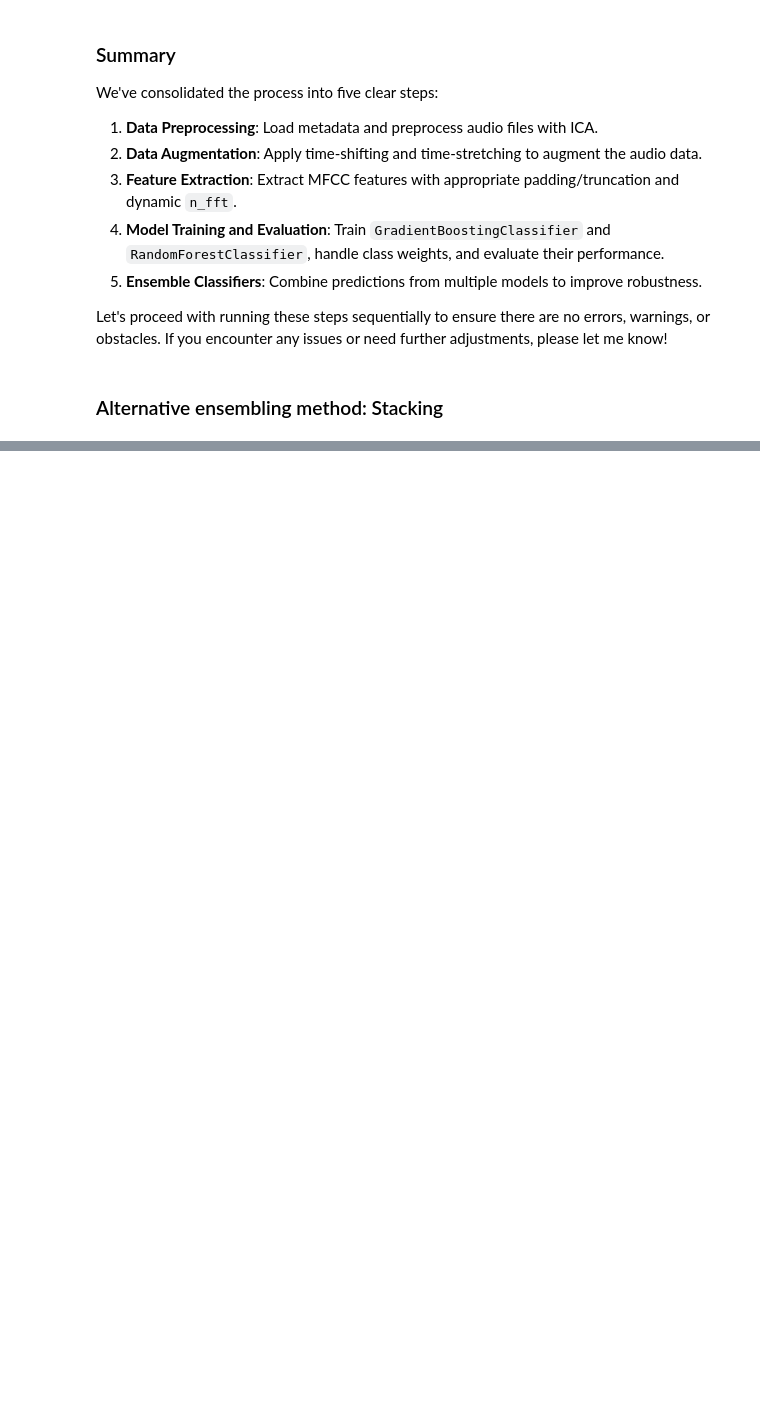
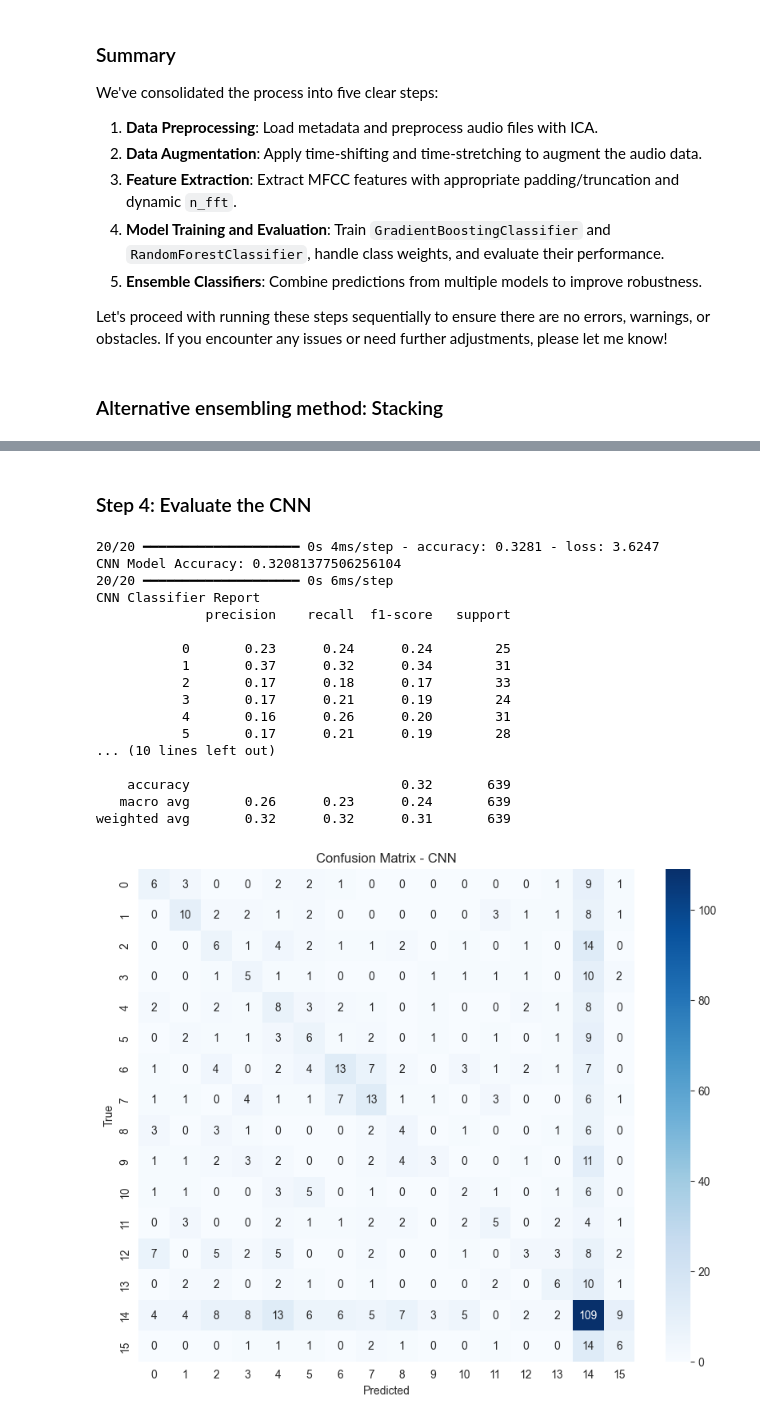
Before and after one commit to wolfram-laube/mlpc-project_team-park, a Jupyter notebook: task_4/fastlane.ipynb, the cells around one changed output, grey strips where cells are left out. Cells and saved outputs as stored; diff of their text form; code cells hidden in the pictures; blank space fills up the shorter version.

```diff
--- a/task_4/fastlane.ipynb
+++ b/task_4/fastlane.ipynb
@@ -413,0 +428,19 @@ class_weight_dict
+# %%
+import tensorflow as tf
+from tensorflow.keras.models import Sequential
+from tensorflow.keras.layers import Conv2D, MaxPooling2D, Flatten, Dense
+from tensorflow.keras.utils import to_categorical
+
+# Define the CNN model
+def create_cnn_model(input_shape, num_classes):
+    model = Sequential([
+        Conv2D(32, kernel_size=(3, 3), activation='relu', input_shape=input_shape),
+        MaxPooling2D(pool_size=(2, 2)),
+        Conv2D(64, kernel_size=(3, 3), activation='relu'),
+        MaxPooling2D(pool_size=(2, 2)),
+        Flatten(),
+        Dense(128, activation='relu'),
+        Dense(num_classes, activation='softmax')
+    ])
+    model.compile(optimizer='adam', loss='categorical_crossentropy', metrics=['accuracy'])
+    return model
@@ -413,0 +501,8 @@ class_weight_dict
+# %%
+# Create the CNN model
+input_shape = (height, width, 1)
+num_classes = len(np.unique(y_train_cnn.argmax(axis=1)))
+cnn_model = create_cnn_model(input_shape, num_classes)
+
+# Train the CNN model
+cnn_model.fit(X_train_cnn, y_train_cnn, epochs=10, batch_size=32, validation_data=(X_val_cnn, y_val_cnn))
@@ -413,0 +531,37 @@ class_weight_dict
+# %% [markdown]
+### Step 4: Evaluate the CNN
+# %%
+# Evaluate the CNN model
+cnn_eval = cnn_model.evaluate(X_val_cnn, y_val_cnn)
+print(f"CNN Model Accuracy: {cnn_eval[1]}")
+
+# Make predictions
+y_pred_cnn = cnn_model.predict(X_val_cnn)
+y_pred_cnn_classes = np.argmax(y_pred_cnn, axis=1)
+y_val_cnn_classes = np.argmax(y_val_cnn, axis=1)
+
+# Print classification report
+print("CNN Classifier Report")
+print(classification_report(y_val_cnn_classes, y_pred_cnn_classes, zero_division=0))
+
+# Plot confusion matrix for CNN
+plot_confusion_matrix(y_val_cnn_classes, y_pred_cnn_classes, labels, title='Confusion Matrix - CNN')
+# %% [output]
+20/20 ━━━━━━━━━━━━━━━━━━━━ 0s 4ms/step - accuracy: 0.3281 - loss: 3.6247
+CNN Model Accuracy: 0.32081377506256104
+20/20 ━━━━━━━━━━━━━━━━━━━━ 0s 6ms/step
+CNN Classifier Report
+              precision    recall  f1-score   support
+
+           0       0.23      0.24      0.24        25
+           1       0.37      0.32      0.34        31
+           2       0.17      0.18      0.17        33
+           3       0.17      0.21      0.19        24
+           4       0.16      0.26      0.20        31
+           5       0.17      0.21      0.19        28
+... (10 lines left out)
+
+    accuracy                           0.32       639
+   macro avg       0.26      0.23      0.24       639
+weighted avg       0.32      0.32      0.31       639
+[figure, added]
```
Also changed, not shown: parts of 14 cells of this notebook.
